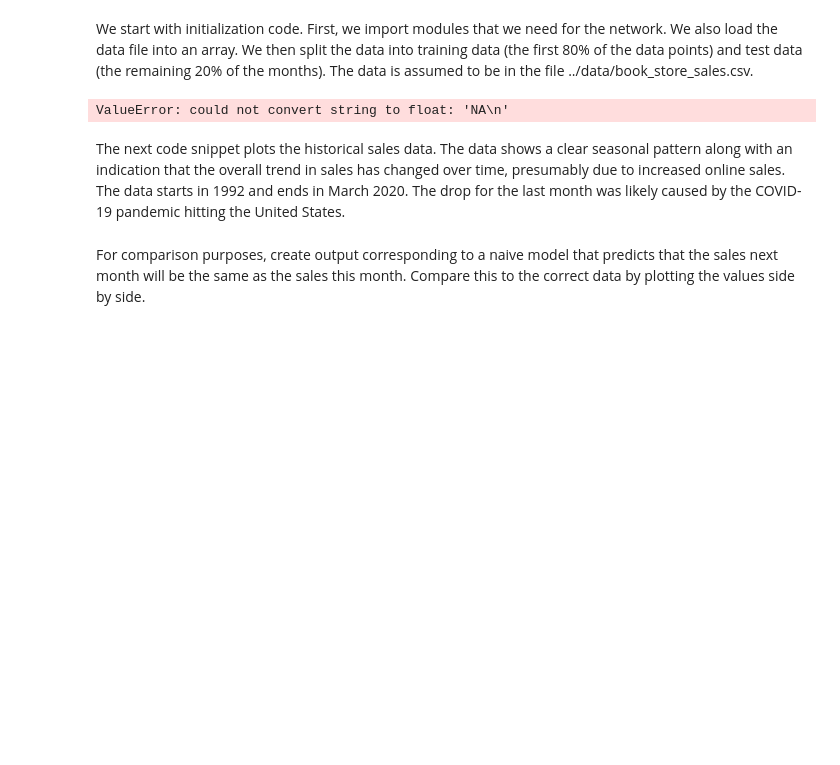
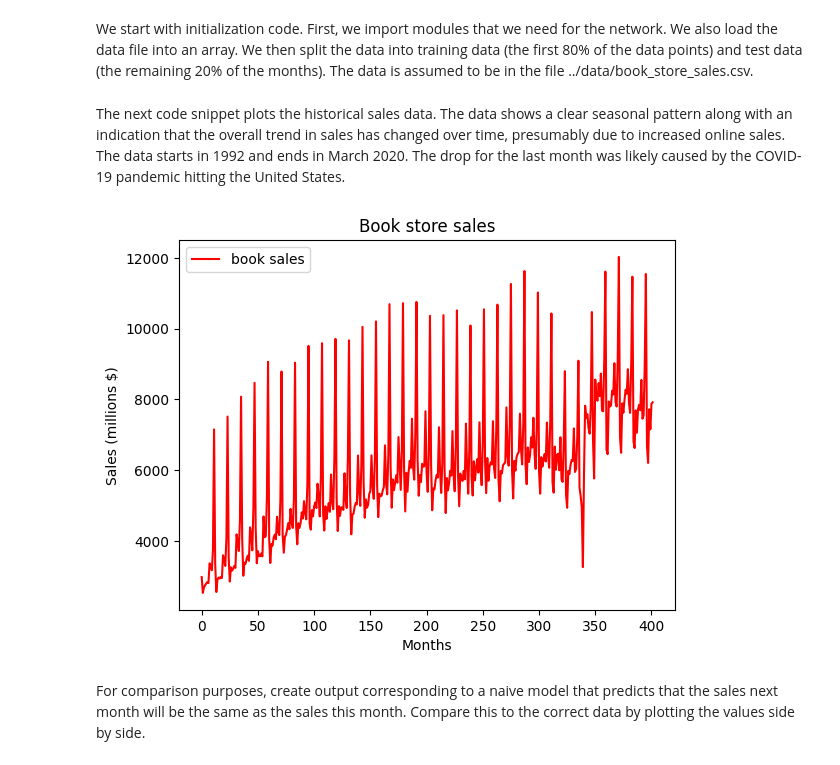
Before and after one commit to that-boxhead/LDL, a Jupyter notebook: tf_framework/v5_3_forecasting_sales.ipynb, the cells around one changed output. Drawn from its saved outputs; the diff is of its cells as text; code cells hidden in the pictures; blank space fills up the shorter version.

Commit message:
modified:   tf_framework/v4_4_image_classification_cifar_intro.ipynb 	modified:   tf_framework/v5_3_forecasting_sales.ipynb

```diff
--- a/tf_framework/v5_3_forecasting_sales.ipynb
+++ b/tf_framework/v5_3_forecasting_sales.ipynb
@@ -30,13 +30,13 @@ import tensorflow as tf
 from tensorflow import keras
 from tensorflow.keras.models import Sequential
 from tensorflow.keras.layers import Dense
-from tensorflow.keras.layers import SimpleRNN
+from tensorflow.keras.layers import SimpleRNN, LSTM
 from tensorflow.keras.layers import Input
 import logging
 tf.get_logger().setLevel(logging.ERROR)
 
-EPOCHS = 100
-BATCH_SIZE = 16
+EPOCHS = 30
+BATCH_SIZE = 32
 TRAIN_TEST_SPLIT = 0.8
 MIN = 12
 FILE_NAME = '../data/SeriesReport-202508121137.csv'
@@ -58,20 +58,20 @@ months = len(sales)
 split = int(months * TRAIN_TEST_SPLIT)
 train_sales = sales[0:split]
 test_sales = sales[split:]
-# %% [output]
-ValueError: could not convert string to float: 'NA\n'
 # %% [markdown]
 The next code snippet plots the historical sales data. The data shows a clear seasonal pattern along with an indication that the overall trend in sales has changed over time, presumably due to increased online sales. The data starts in 1992 and ends in March 2020. The drop for the last month was likely caused by the COVID-19 pandemic hitting the United States.
 # %%
 # Plot dataset
 x = range(len(sales))
 plt.plot(x, sales, 'r-', label='book sales')
 plt.title('Book store sales')
-plt.axis([0, 339, 0.0, 3000.0])
+#plt.axis([0, 339, 0.0, 3000.0])
 plt.xlabel('Months')
 plt.ylabel('Sales (millions $)')
 plt.legend()
 plt.show()
+# %% [output]
+[figure, added]
 # %% [markdown]
 For comparison purposes, create output corresponding to a naive model that predicts that the sales next month will be the same as the sales this month. Compare this to the correct data by plotting the values side by side.
 # %%
```
Also changed, not shown: parts of 4 cells of this notebook, 1 other file.
